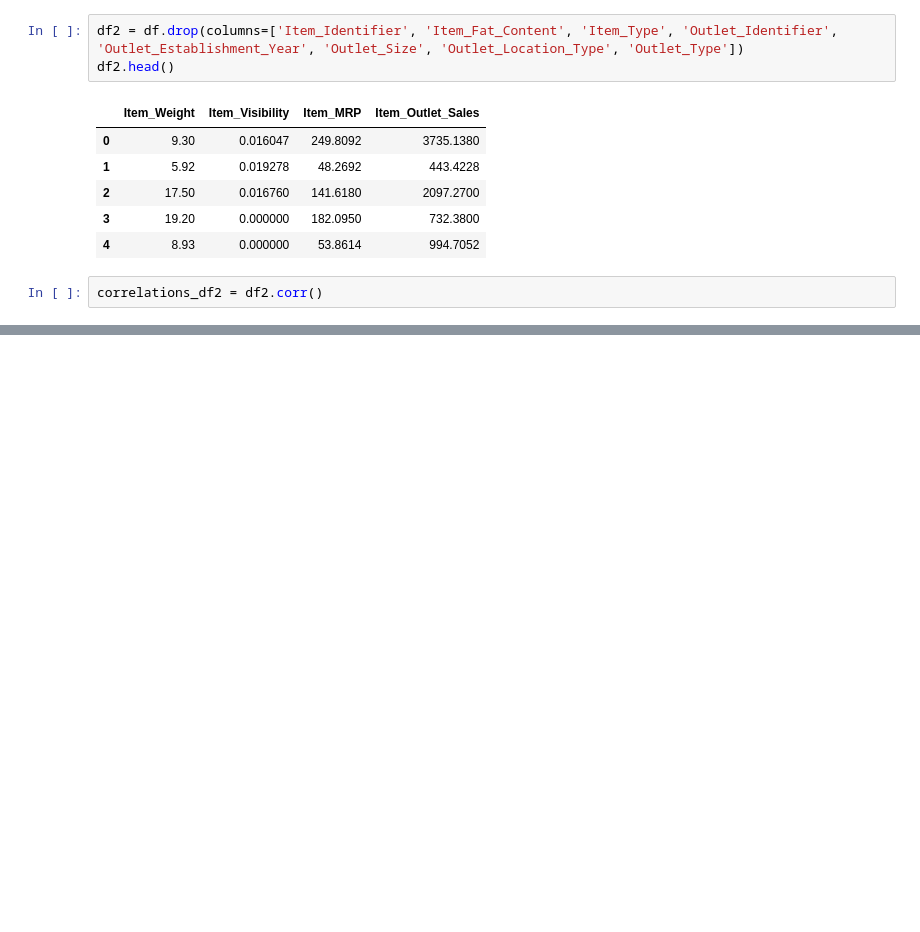
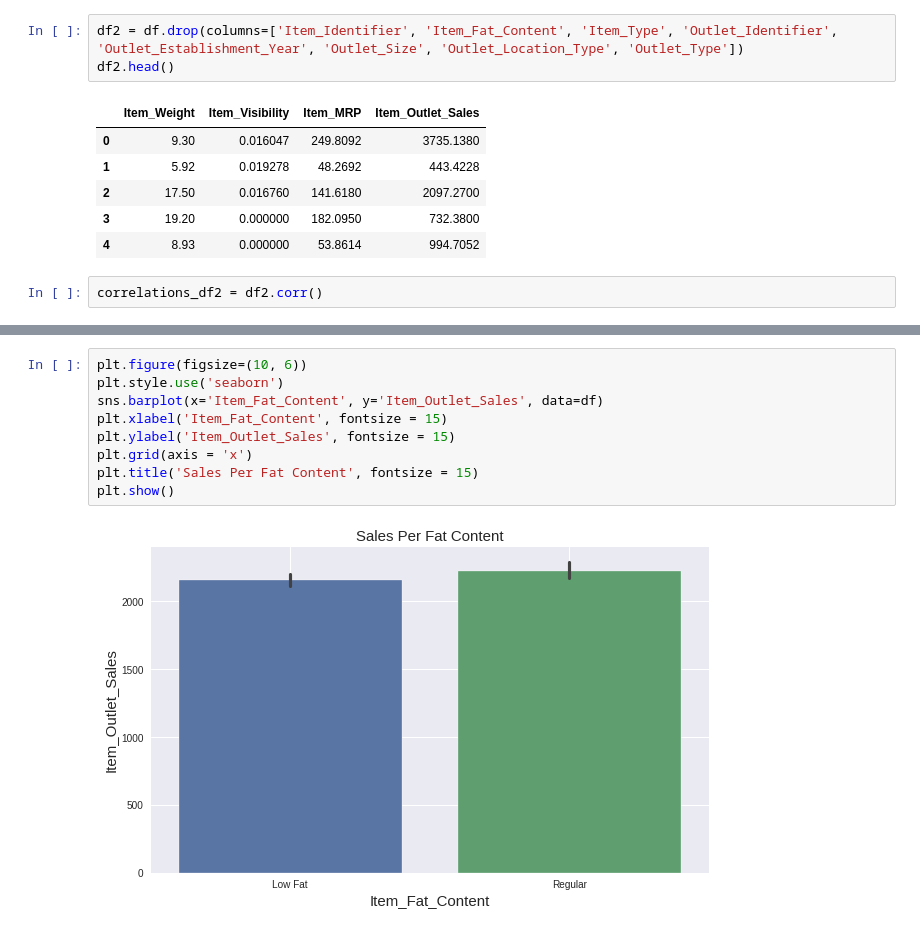
Before and after one commit to DanielDiazMarin/Predicciones_de_Ventas_Alimenticias, a Jupyter notebook: Proyecto_1.ipynb, the cells around one changed output, grey strips where cells are left out. Saved outputs shown, nothing was run; the diff lists cells and outputs as text; blank space fills up the shorter version.

```diff
--- a/Proyecto_1.ipynb
+++ b/Proyecto_1.ipynb
@@ -228,3 +266,14 @@ Name: Item_Outlet_Sales, dtype: float64
+# %%
+plt.figure(figsize=(10, 6))
+plt.style.use('seaborn')
+sns.barplot(x='Item_Fat_Content', y='Item_Outlet_Sales', data=df)
+plt.xlabel('Item_Fat_Content', fontsize = 15)
+plt.ylabel('Item_Outlet_Sales', fontsize = 15)
+plt.grid(axis = 'x')
+plt.title('Sales Per Fat Content', fontsize = 15)
+plt.show()
+# %% [output]
+[figure, added]
 # %%
 sns.set(rc={'figure.figsize':(10,8)})
 
```
Also changed, not shown: parts of 17 cells of this notebook.
